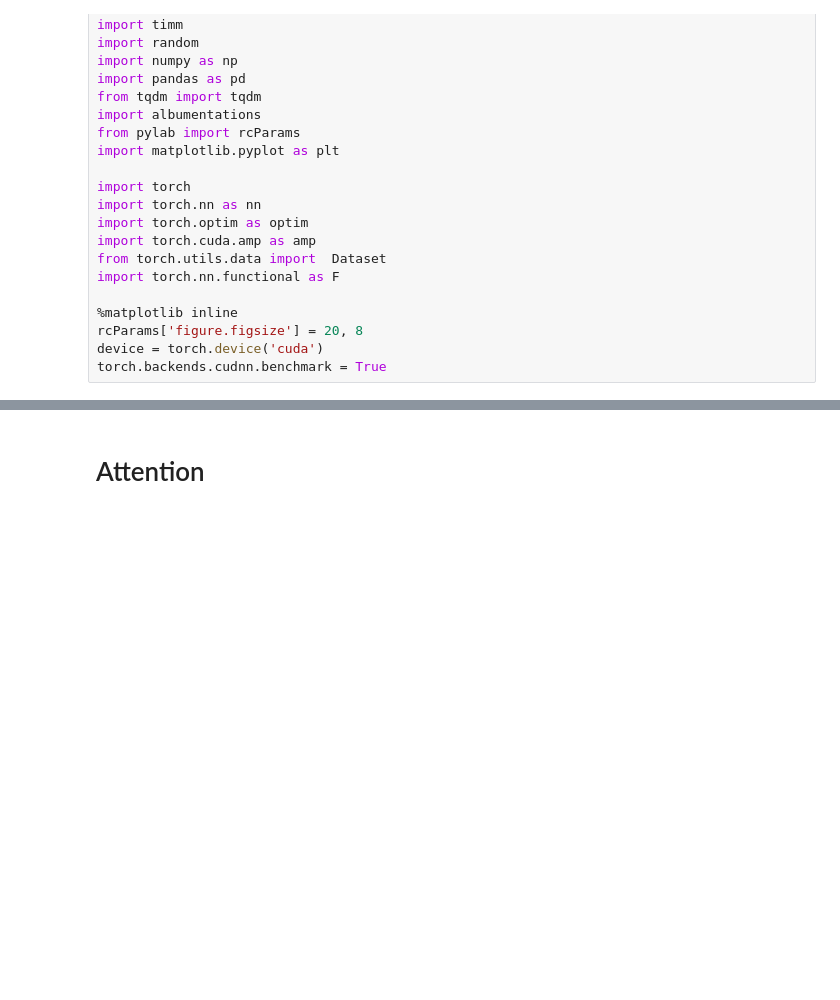
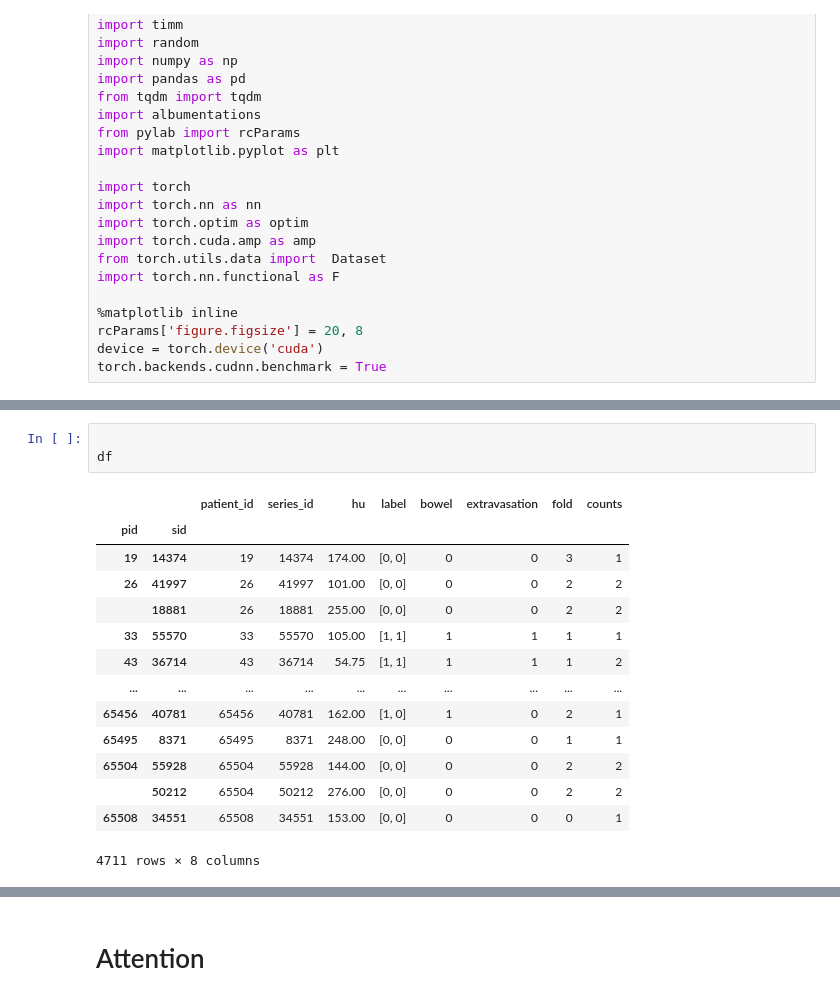
Before and after one commit to sronen71/atd, a Jupyter notebook: stage3.ipynb, the cells around one changed output, grey strips where cells are left out. Saved outputs shown, nothing was run; the diff lists cells and outputs as text; blank space fills up the shorter version.

```diff
--- a/stage3.ipynb
+++ b/stage3.ipynb
@@ -27,0 +116,18 @@ torch.backends.cudnn.benchmark = True
+# %%
+
+df
+# %% [output]
+|  |  | patient_id | series_id | hu | label | bowel | extravasation | fold | counts |
+| pid | sid |  |  |  |  |  |  |  |  |
+| 19 | 14374 | 19 | 14374 | 174.00 | [0, 0] | 0 | 0 | 3 | 1 |
+| 26 | 41997 | 26 | 41997 | 101.00 | [0, 0] | 0 | 0 | 2 | 2 |
+|  | 18881 | 26 | 18881 | 255.00 | [0, 0] | 0 | 0 | 2 | 2 |
+| 33 | 55570 | 33 | 55570 | 105.00 | [1, 1] | 1 | 1 | 1 | 1 |
+| 43 | 36714 | 43 | 36714 | 54.75 | [1, 1] | 1 | 1 | 1 | 2 |
+| ... | ... | ... | ... | ... | ... | ... | ... | ... | ... |
+| 65456 | 40781 | 65456 | 40781 | 162.00 | [1, 0] | 1 | 0 | 2 | 1 |
+| 65495 | 8371 | 65495 | 8371 | 248.00 | [0, 0] | 0 | 0 | 1 | 1 |
+| 65504 | 55928 | 65504 | 55928 | 144.00 | [0, 0] | 0 | 0 | 2 | 2 |
+|  | 50212 | 65504 | 50212 | 276.00 | [0, 0] | 0 | 0 | 2 | 2 |
+| 65508 | 34551 | 65508 | 34551 | 153.00 | [0, 0] | 0 | 0 | 0 | 1 |
+4711 rows × 8 columns
```
Also changed, not shown: parts of 34 cells of this notebook, 9 other files.
